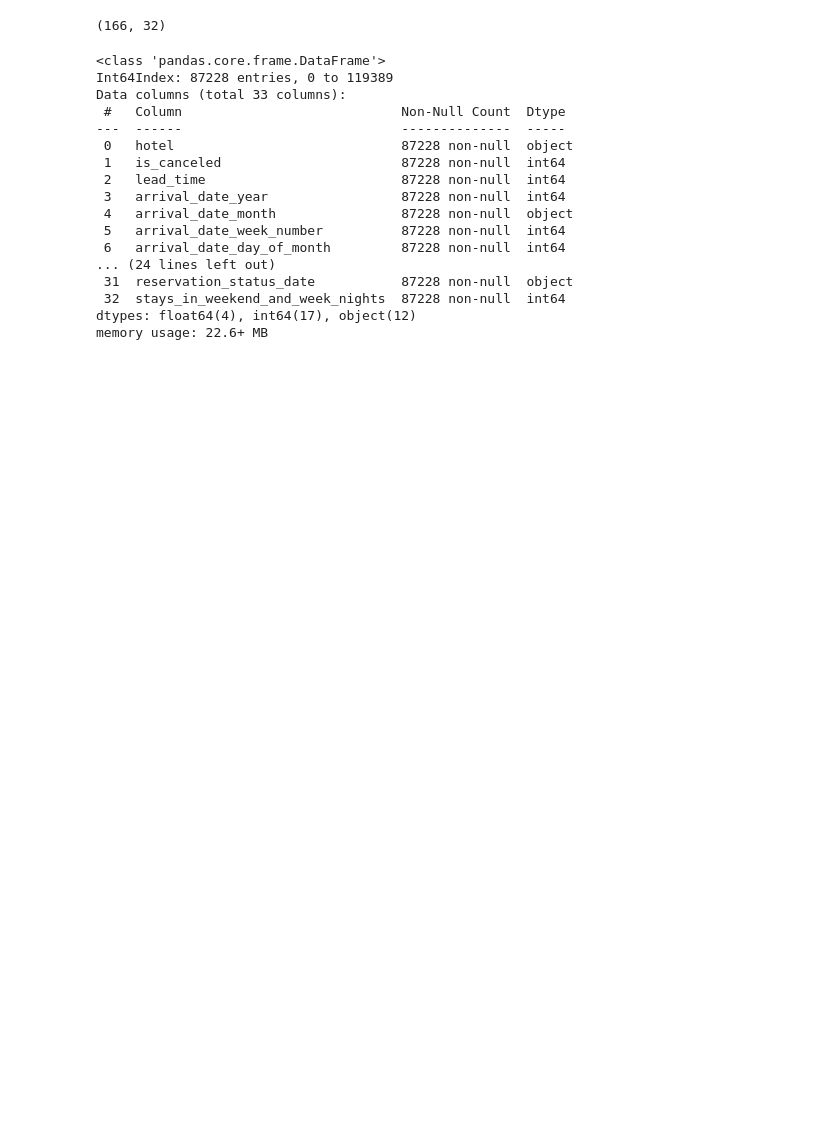
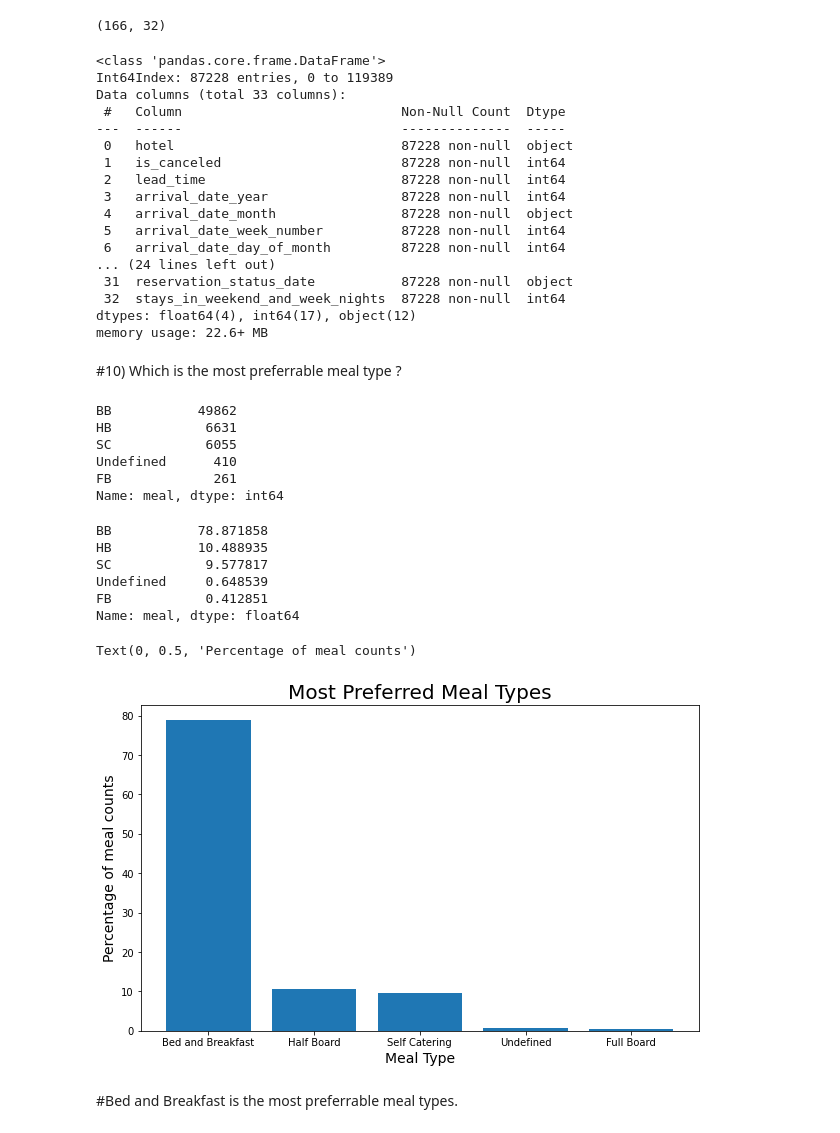
Before and after one commit to sahiljagtap11/Hotel_booking_analysis, a Jupyter notebook: SahilJ_commit_Copy_of_Final_Group_Hotel_Booking_Analysis_Capstone_Project.ipynb, the cells around one changed output. Saved outputs shown, nothing was run; the diff lists cells and outputs as text; code cells hidden in the pictures; blank space fills up the shorter version.

```diff
--- a/SahilJ_commit_Copy_of_Final_Group_Hotel_Booking_Analysis_Capstone_Project.ipynb
+++ b/SahilJ_commit_Copy_of_Final_Group_Hotel_Booking_Analysis_Capstone_Project.ipynb
@@ -149,3 +144,40 @@ Data columns (total 33 columns):
  32  stays_in_weekend_and_week_nights  87228 non-null  int64
 dtypes: float64(4), int64(17), object(12)
 memory usage: 22.6+ MB
+# %% [markdown]
+#10) Which is the most preferrable meal type ?
+# %%
+confirm_bookings = hotel_data_raw[hotel_data_raw['is_canceled']==0]
+# %%
+meal_type = ['Bed and Breakfast', 'Half Board','Self Catering','Undefined','Full Board']
+meal_count = confirm_bookings['meal'].value_counts()
+# %%
+meal_count
+# %% [output]
+BB           49862
+HB            6631
+SC            6055
+Undefined      410
+FB             261
+Name: meal, dtype: int64
+# %%
+percentage_meal_count = confirm_bookings['meal'].value_counts(normalize = True)*100
+percentage_meal_count
+# %% [output]
+BB           78.871858
+HB           10.488935
+SC            9.577817
+Undefined     0.648539
+FB            0.412851
+Name: meal, dtype: float64
+# %%
+plt.figure(figsize = (10,6))
+plt.bar(meal_type,percentage_meal_count)
+plt.title('Most Preferred Meal Types',fontsize = 20)
+plt.xlabel('Meal Type',fontsize = 14)
+plt.ylabel('Percentage of meal counts',fontsize = 14)
+# %% [output]
+Text(0, 0.5, 'Percentage of meal counts')
+[figure, added]
+# %% [markdown]
+#Bed and Breakfast is the most preferrable meal types.
```
Also changed, not shown: parts of 1 cell of this notebook.
